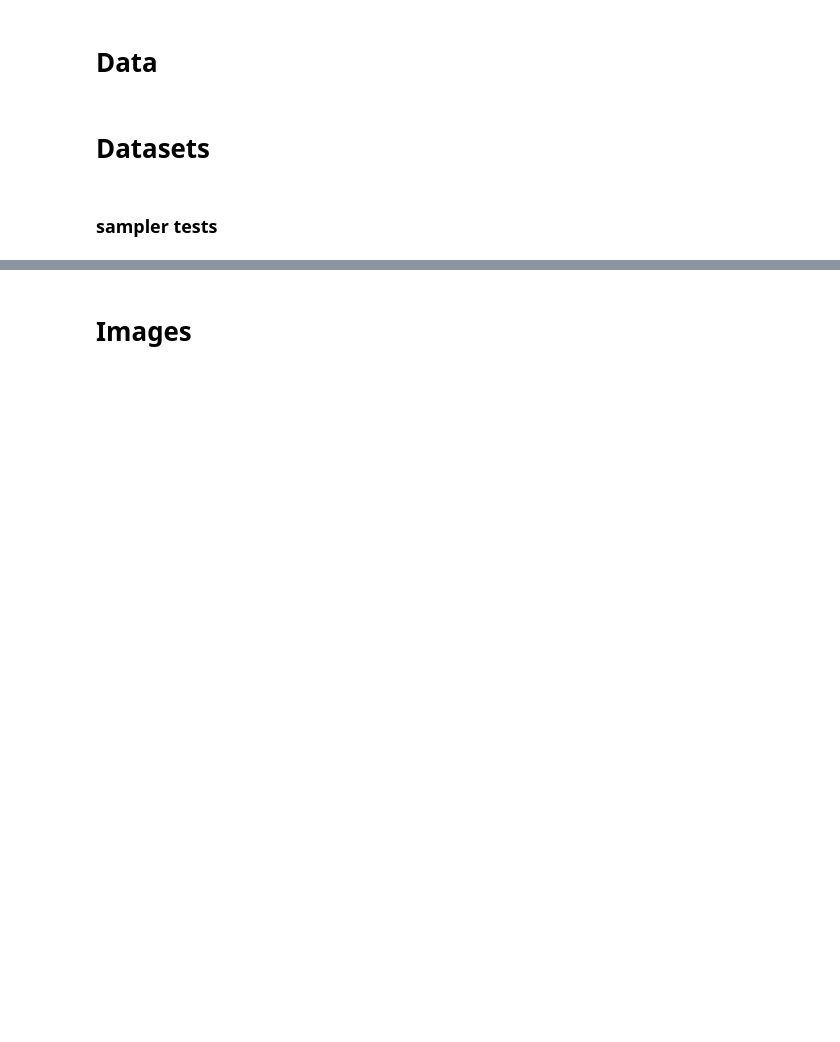
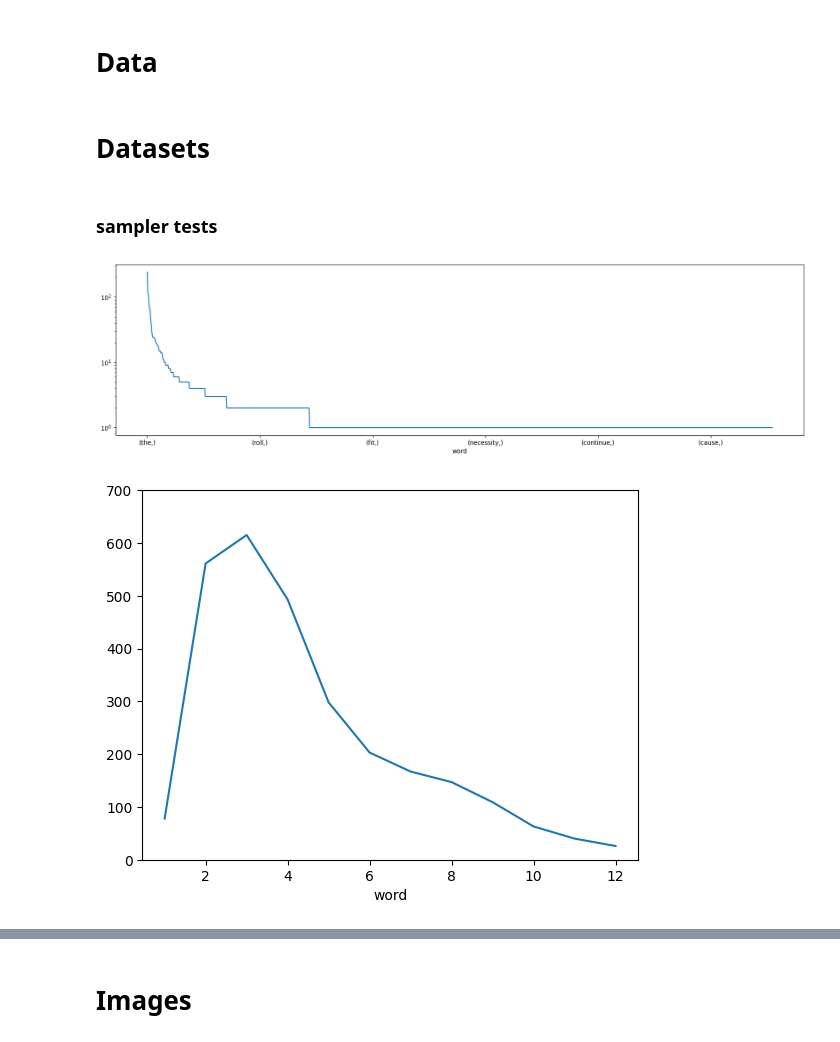
Before and after one commit to jGrzyb/handwriting_recognition, a Jupyter notebook: hand.ipynb, the cells around one changed output, grey strips where cells are left out. Cells and saved outputs as stored; diff of their text form; code cells hidden in the pictures; blank space fills up the shorter version.

```diff
--- a/hand.ipynb
+++ b/hand.ipynb
@@ -236,6 +239,28 @@ test_dataset = HandWritingDataset(
 )
 # %% [markdown]
 ### sampler tests
+# %%
+dist_loader = DataLoader(
+    test_dataset,
+    batch_size=32,
+    num_workers=4,
+    shuffle=True,
+)
+
+results = []
+for i, (ims, labels) in enumerate(dist_loader):
+    results.extend([Params.decode_string(i) for i in labels.tolist()])
+
+res_df = pd.DataFrame(results, columns=['word'])
+
+res_df.value_counts().plot(figsize=(20, 5), logy=True)
+plt.show()
+
+res_df['word'].apply(len).value_counts().sort_index().plot(ylim=(0, 700))
+plt.show()
+# %% [output]
+[figure, added]
+[figure, added]
 # %%
 dist_loader = DataLoader(
     test_dataset,
```
Also changed, not shown: parts of 10 cells of this notebook.
